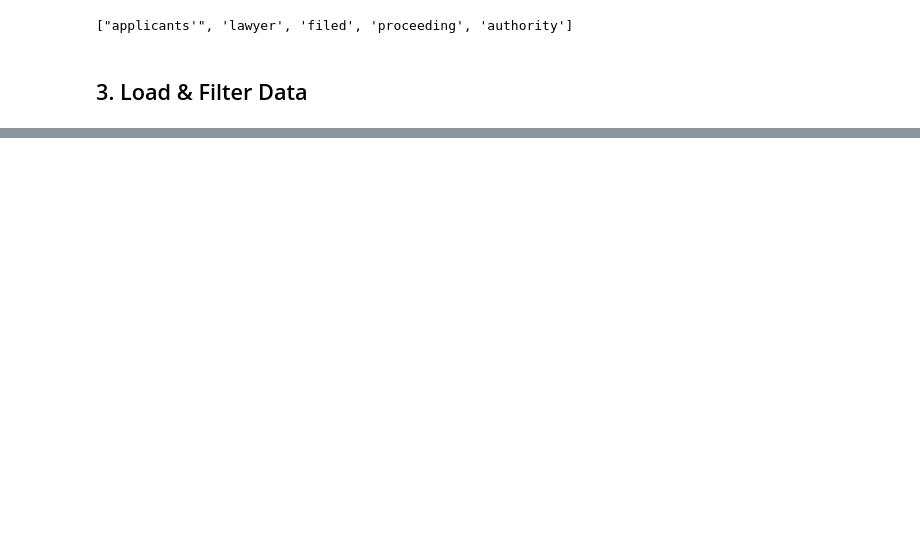
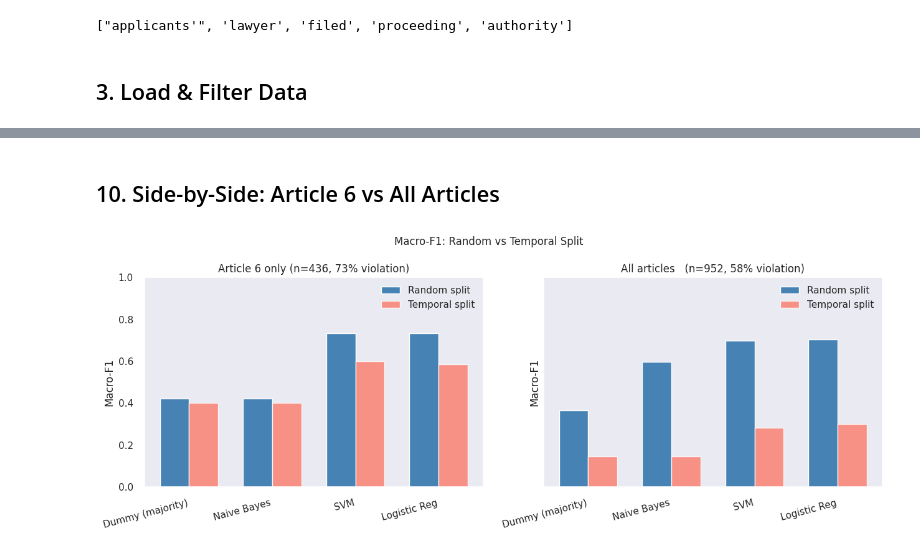
Before and after one commit to leondgarse/echr, a Jupyter notebook: train_svm.ipynb, the cells around one changed output, grey strips where cells are left out. Drawn from its saved outputs; the diff is of its cells as text; code cells hidden in the pictures; blank space fills up the shorter version.

```diff
--- a/train_svm.ipynb
+++ b/train_svm.ipynb
@@ -469,0 +307,17 @@ plt.show()
+# %%
+X_full = df_full['text'].values
+y_full = df_full['label'].values
+
+X_trainF, X_testF, y_trainF, y_testF = train_test_split(
+    X_full, y_full, test_size=0.25, stratify=y_full, random_state=RANDOM_STATE
+)
+print(f'All articles — Train: {len(X_trainF)} | Test: {len(X_testF)}')
+print(f'Test violation rate: {y_testF.mean():.2%}')
+
+# Temporal split for all articles
+split_year_full = int(np.percentile(df_full['year'].dropna(), 75))
+train_mF = df_full['year'] < split_year_full
+test_mF  = df_full['year'] >= split_year_full
+X_trainFt = df_full.loc[train_mF, 'text'].values;  y_trainFt = df_full.loc[train_mF, 'label'].values
+X_testFt  = df_full.loc[test_mF,  'text'].values;  y_testFt  = df_full.loc[test_mF,  'label'].values
+print(f'Temporal split year: {split_year_full} | Train: {len(X_trainFt)} | Test: {len(X_testFt)}')
@@ -469,0 +374,31 @@ plt.show()
+# %% [markdown]
+## 10. Side-by-Side: Article 6 vs All Articles
+# %%
+fig, axes = plt.subplots(1, 2, figsize=(13, 5), sharey=True)
+
+for ax, comp, title in [
+    (axes[0], comp6,     'Article 6 only (n=436, 73% violation)'),
+    (axes[1], comp_full, 'All articles   (n=952, 58% violation)'),
+]:
+    random_rows = comp.xs('Random', level='Split')
+    x = np.arange(len(random_rows))
+    width = 0.35
+    ax.bar(x - width/2, random_rows['Macro-F1'],
+           width, label='Random split', color='steelblue')
+
+    temporal_rows = comp.xs('Temporal', level='Split')
+    ax.bar(x + width/2, temporal_rows['Macro-F1'],
+           width, label='Temporal split', color='salmon', alpha=0.85)
+
+    ax.set_xticks(x)
+    ax.set_xticklabels(random_rows.index, rotation=15, ha='right')
+    ax.set_ylabel('Macro-F1')
+    ax.set_ylim(0, 1)
+    ax.set_title(title)
+    ax.legend()
+
+plt.suptitle('Macro-F1: Random vs Temporal Split', fontsize=12)
+plt.tight_layout()
+plt.show()
+# %% [output]
+[figure, added]
```
Also changed, not shown: parts of 51 cells of this notebook, 1 other file.
